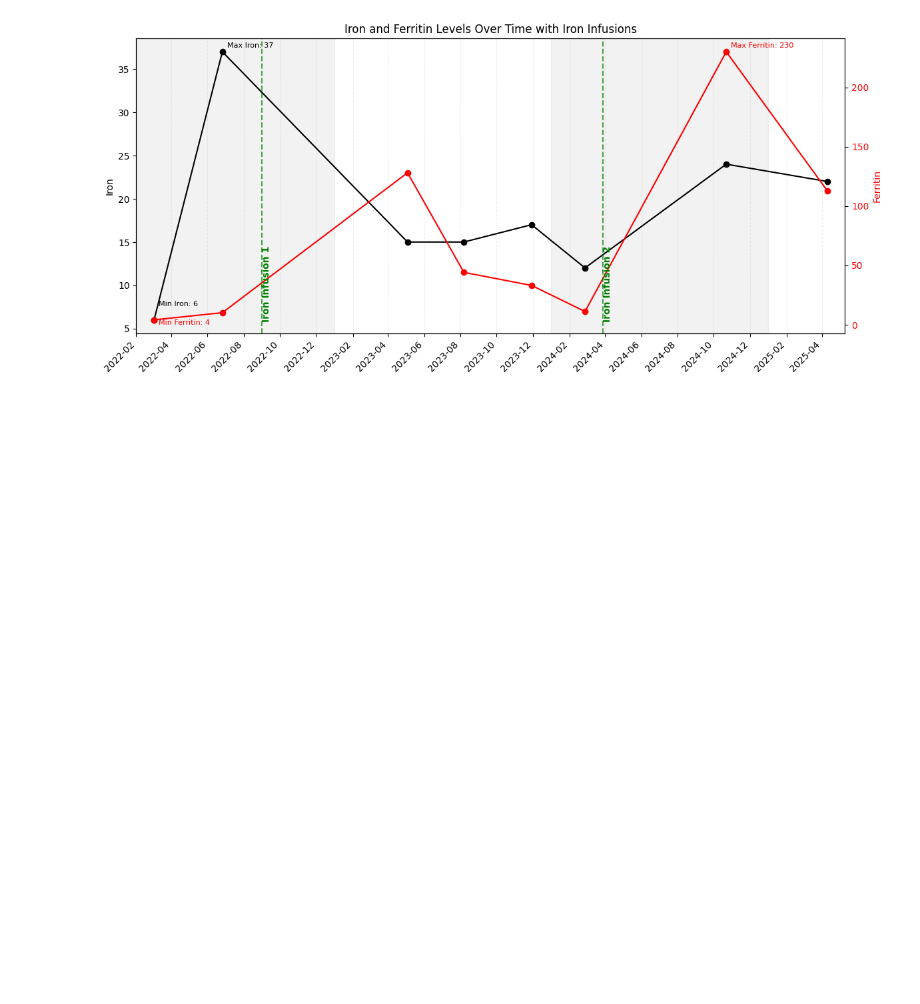
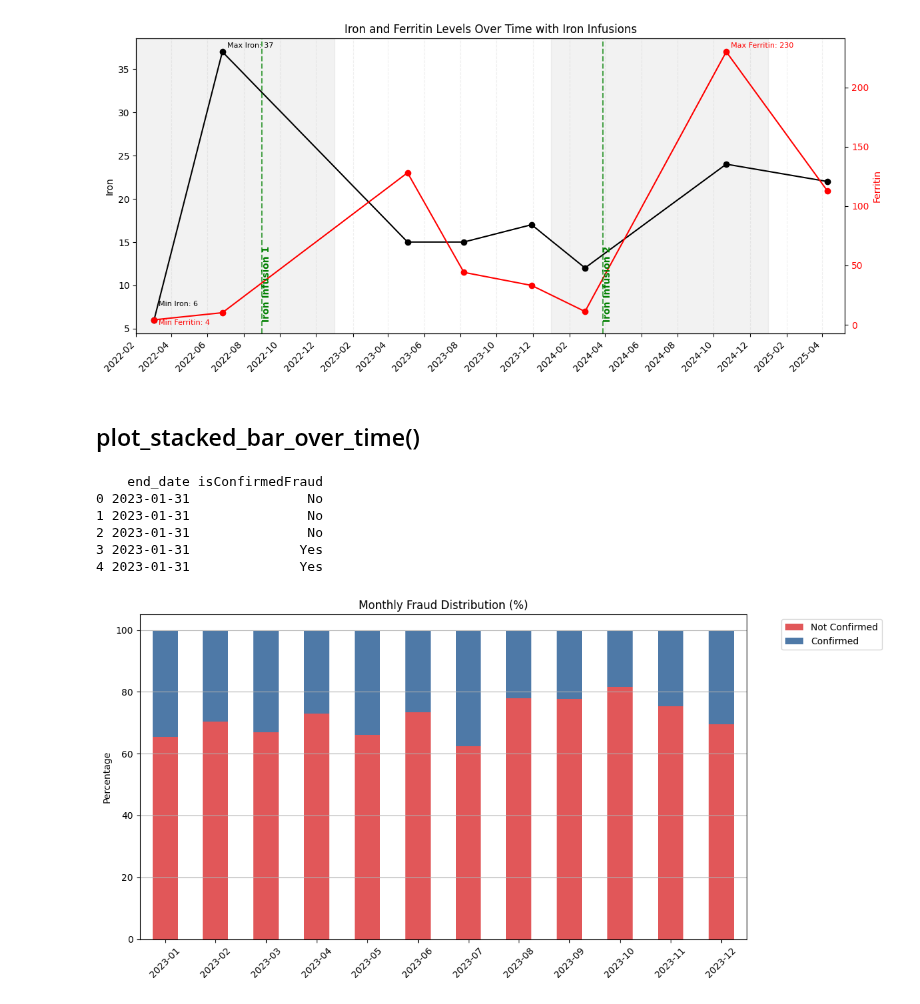
Before and after one commit to MenaWANG/mlarena, a Jupyter notebook: examples/3.utils_plot.ipynb, the cells around one changed output. Drawn from its saved outputs; the diff is of its cells as text; code cells hidden in the pictures; blank space fills up the shorter version.

Commit message:
- Add plot_stacked_bar_over_time for categorical trends

```diff
--- a/examples/3.utils_plot.ipynb
+++ b/examples/3.utils_plot.ipynb
@@ -106,3 +106,45 @@ fig = put.plot_medical_timeseries(
 plt.show()
 # %% [output]
 [figure]
+# %% [markdown]
+## plot_stacked_bar_over_time()
+# %%
+# Create synthetic data
+np.random.seed(42)
+dates = pd.date_range(start="2023-01-01", end="2023-12-31", freq="ME")
+categories = ['Yes', 'No']
+data = []
+
+for date in dates:
+    n = np.random.randint(50, 150)
+    for _ in range(n):
+        data.append({
+            'end_date': date,
+            'isConfirmedFraud': np.random.choice(categories, p=[0.3, 0.7])  # 30% fraud, 70% not
+        })
+
+# Convert to DataFrame
+df_synthetic = pd.DataFrame(data)
+
+# Preview
+print(df_synthetic.head())
+# %% [output]
+    end_date isConfirmedFraud
+0 2023-01-31               No
+1 2023-01-31               No
+2 2023-01-31               No
+3 2023-01-31              Yes
+4 2023-01-31              Yes
+# %%
+put.plot_stacked_bar_over_time(
+    data=df_synthetic,
+    date_col='end_date',
+    cat_col='isConfirmedFraud',
+    is_pct=True,
+    label_dict={'Yes': 'Confirmed', 'No': 'Not Confirmed'},
+    title='Monthly Fraud Distribution (%)',
+    xlabel='',
+    color_palette=['#E15759', '#4E79A7'] # CoralRed, SteelBlue
+)
+# %% [output]
+[figure, added]
```
Also changed, not shown: parts of 2 cells of this notebook, 5 other files.
